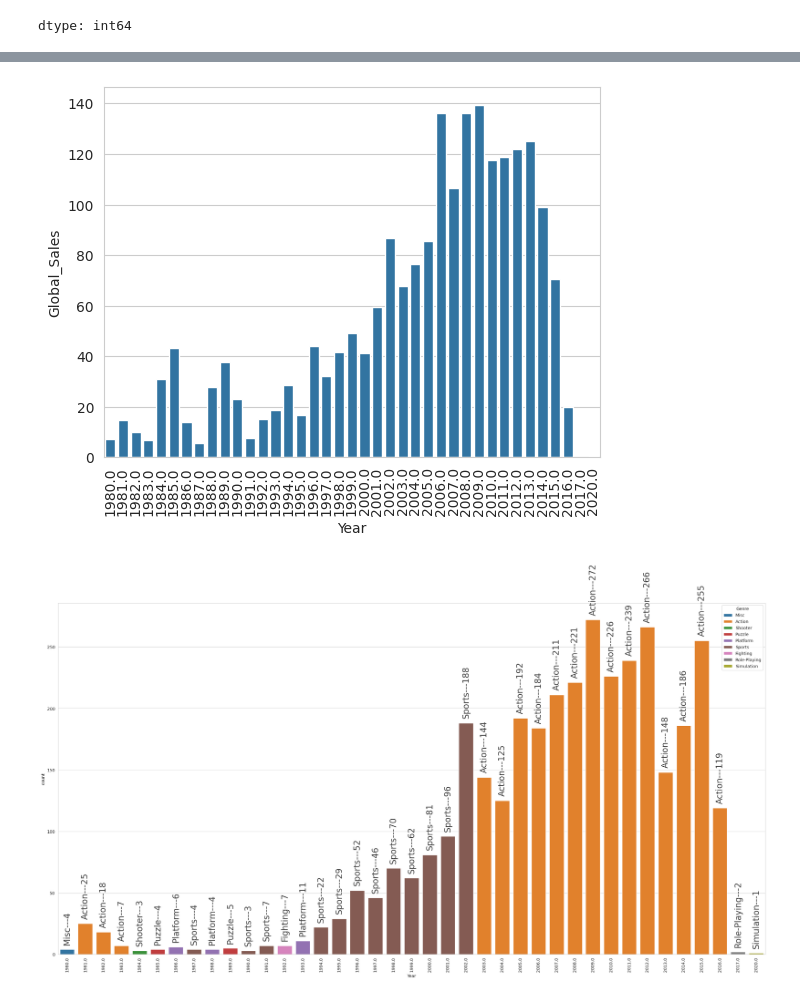
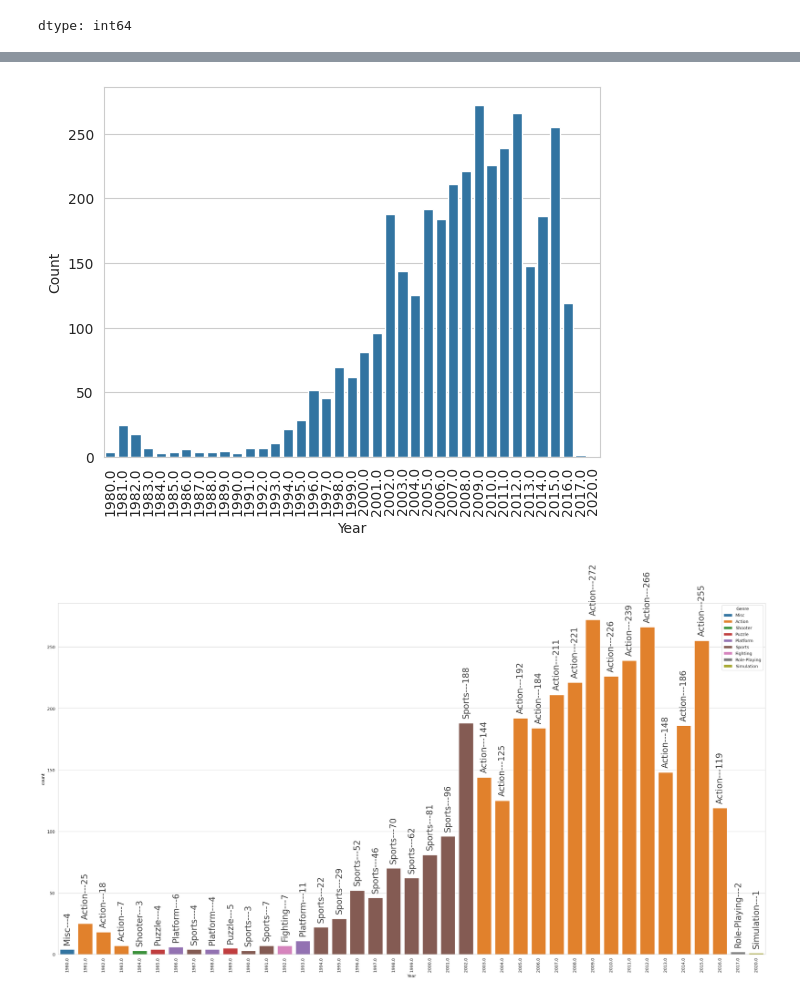
Before and after one commit to Yiting916/data_analysis, a Jupyter notebook: 05-02.LAB_VideoGameSales.ipynb, the cells around one changed output, grey strips where cells are left out. Cells and saved outputs as stored; diff of their text form; code cells hidden in the pictures.

```diff
--- a/05-02.LAB_VideoGameSales.ipynb
+++ b/05-02.LAB_VideoGameSales.ipynb
@@ -520,0 +526,7 @@ year_sale_max.head()
+# %%
+#將上面的程式整合在一起
+yr_max_df = data.groupby(['Year','Genre']).size().reset_index(name='Count')
+yr_max_idx = yr_max_df.groupby(['Year'])['Count'].transform(max) == yr_max_df['Count']
+yr_max_genre = yr_max_df[yr_max_idx]
+
+yr_max_genre.head()
@@ -521,10 +540,11 @@ year_sale_max.head()
 # %%
 # 使用直方圖來顯示上面表格的結果
-sns.barplot(year_sale_max, x='Year', y='Global_Sales')
+#plt.figure(figsize=(30, 15))
+sns.barplot(yr_max_genre, x='Year', y='Count')
 plt.xticks(rotation=90)
 plt.show()
 # %% [output]
-[figure, old version]
+[figure, new version]
 # %%
 # 在每個直方圖條上用文字顯示對應的遊戲種類與數量
 # 1. 老師的方法
```
Also changed, not shown: parts of 11 cells of this notebook.
